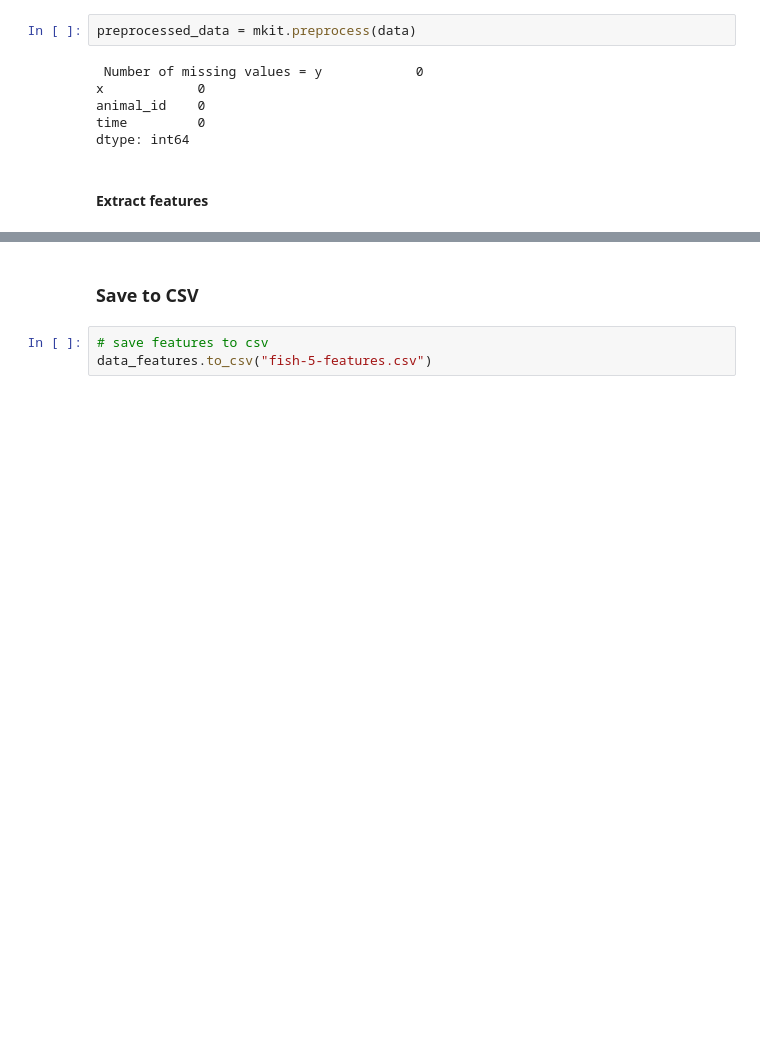
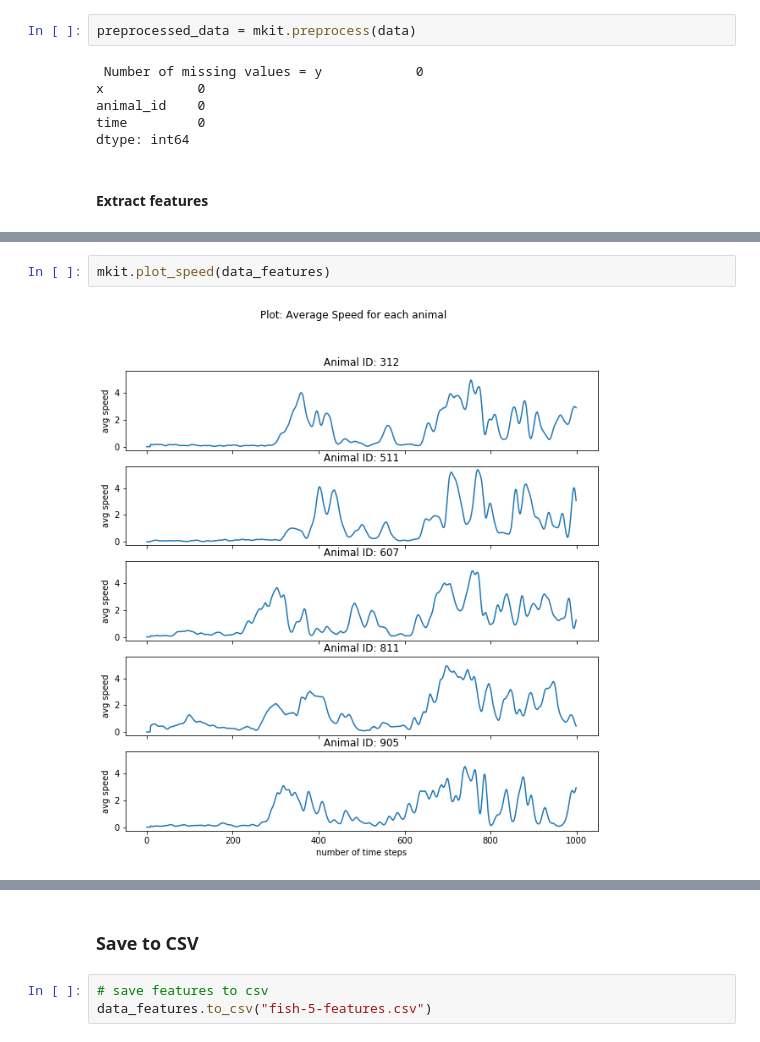
Before and after one commit to dbvis-ukon/movekit, a Jupyter notebook: examples/demo.ipynb, the cells around one changed output, grey strips where cells are left out. Saved outputs shown, nothing was run; the diff lists cells and outputs as text; blank space fills up the shorter version.

```diff
--- a/examples/demo.ipynb
+++ b/examples/demo.ipynb
@@ -53,0 +114,4 @@ data_features.head(20)
+# %%
+mkit.plot_speed(data_features)
+# %% [output]
+[figure, added]
```
Also changed, not shown: parts of 13 cells of this notebook, 5 other files.
